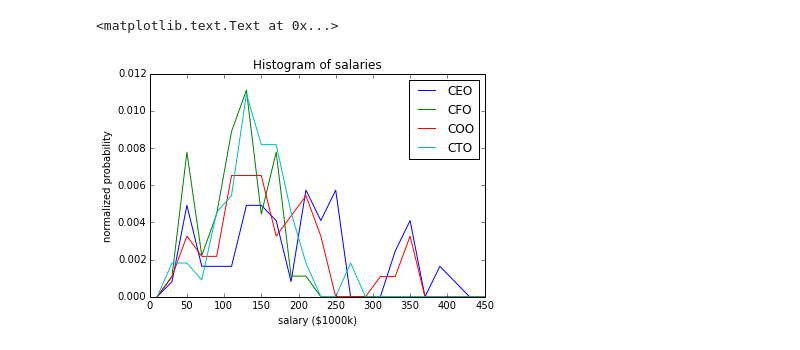
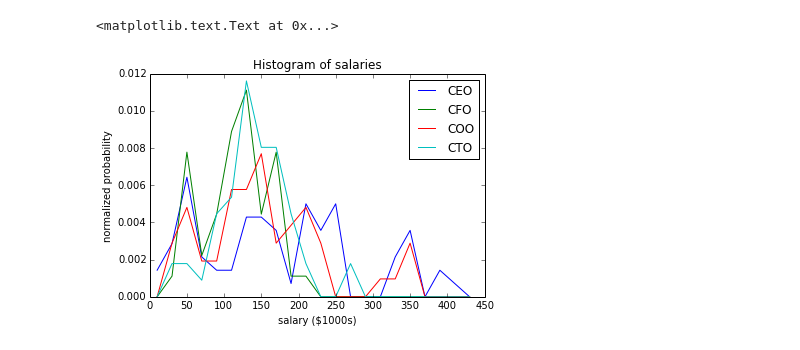
Before and after one commit to aschn/tech-nonprofit-salaries, a Jupyter notebook: tech_nonprofit_salaries.ipynb, the cells around one changed output. Cells and saved outputs as stored; diff of their text form; code cells hidden in the pictures.

```diff
--- a/tech_nonprofit_salaries.ipynb
+++ b/tech_nonprofit_salaries.ipynb
@@ -50,18 +51,18 @@ max      260.000000
 Name: Salary_1000s, dtype: float64
 # %%
 # histogram
-bins = [i*20 for i in range(24)]
-bin_centers = [i*20+10 for i in range(23)]
+bins = [i*20 for i in range(23)]
+bin_centers = [i*20+10 for i in range(22)]
 for cat, group in grouped:
     vals, outbins = np.histogram(group['Salary_1000s'], bins=bins, normed=True)
     plt.plot(bin_centers, vals, label='C%sO' % cat)
 plt.legend()
-plt.xlabel('salary ($1000k)')
+plt.xlabel('salary ($1000s)')
 plt.ylabel('normalized probability')
 plt.title('Histogram of salaries')
 # %% [output]
 <matplotlib.text.Text at 0x...>
-[figure, old version]
+[figure, new version]
 # %%
 def plot_by_year(df, job):
     # fit by org age, all data
```
Also changed, not shown: parts of 7 cells of this notebook.
